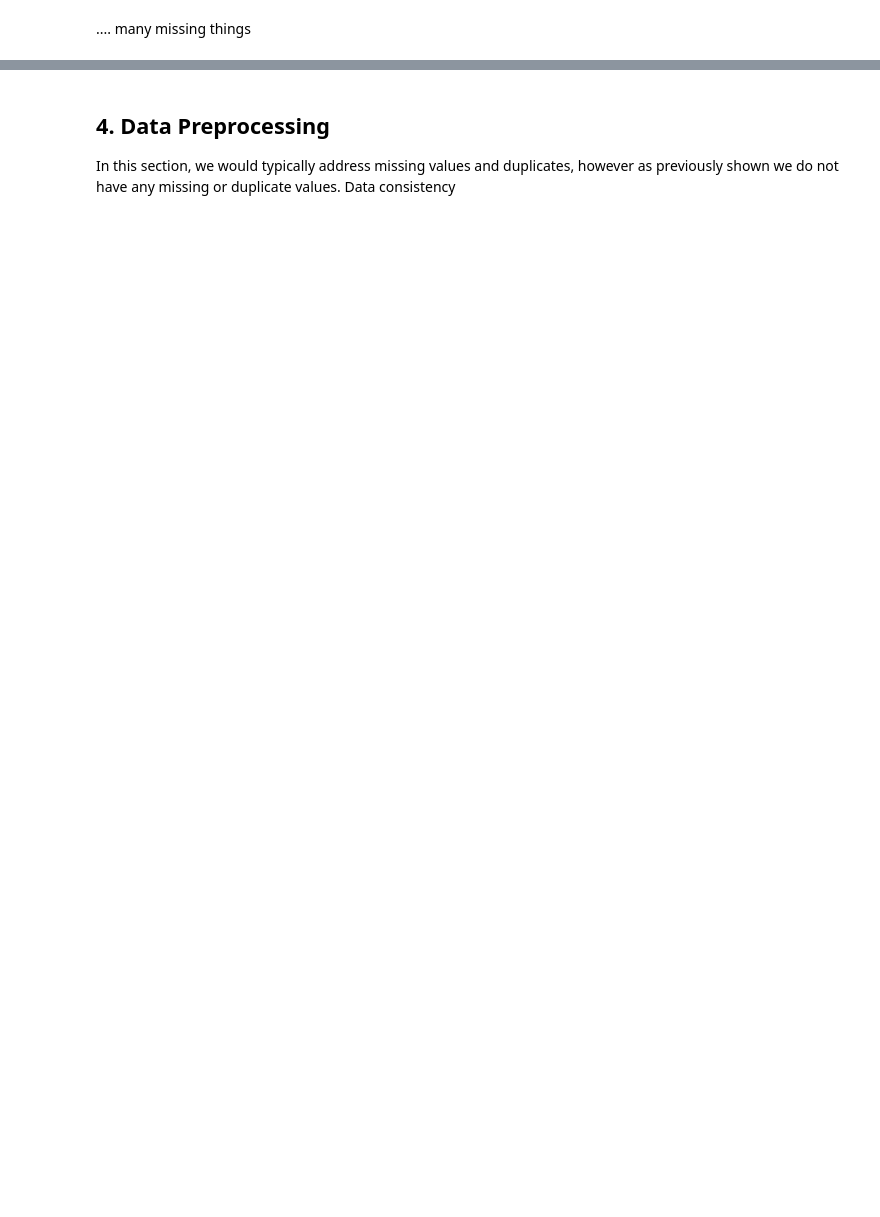
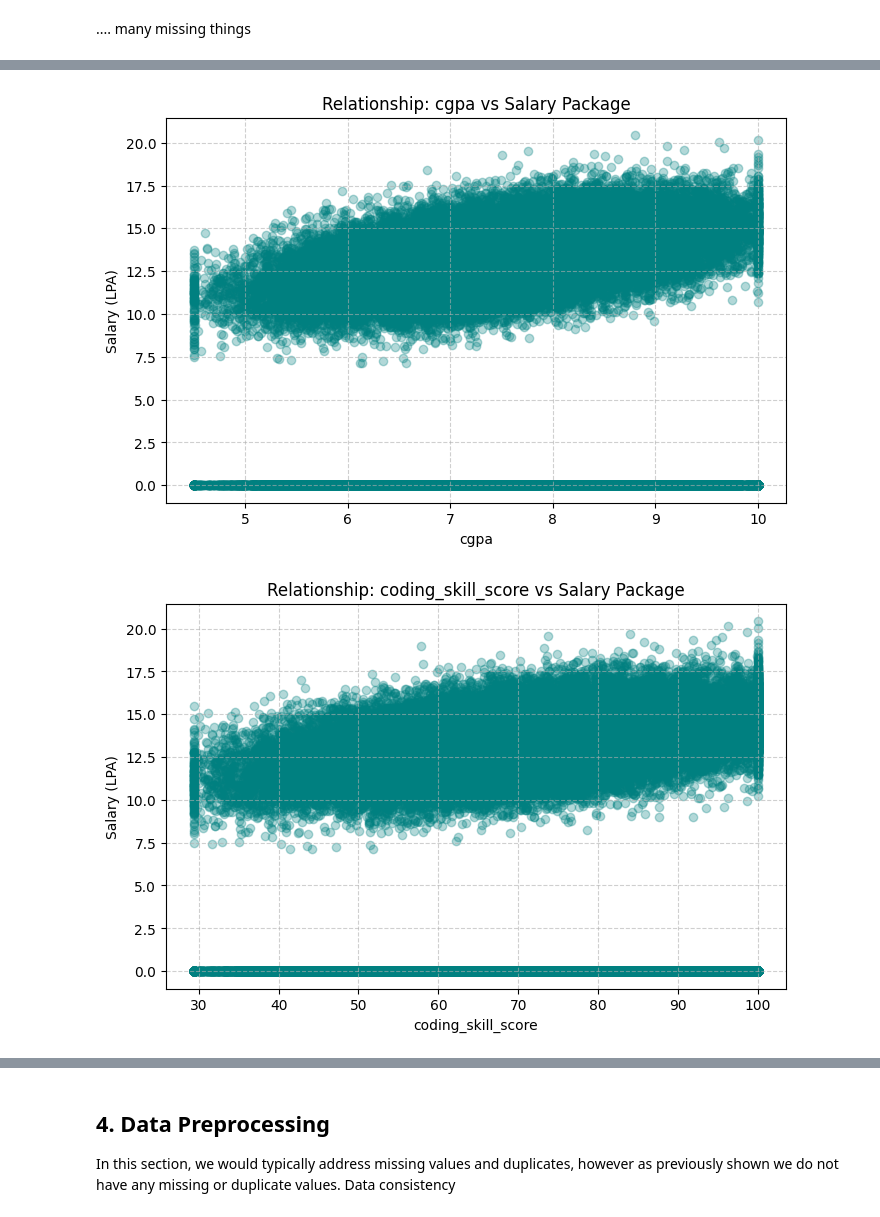
Before and after one commit to JoAz06/Workshop2Project, a Jupyter notebook: regression.ipynb, the cells around one changed output, grey strips where cells are left out. Drawn from its saved outputs; the diff is of its cells as text; code cells hidden in the pictures; blank space fills up the shorter version.

```diff
--- a/regression.ipynb
+++ b/regression.ipynb
@@ -203,0 +311,21 @@ for i, column in enumerate(numeric_cols):
+# %%
+# Scatter plots against Salary (Target Variable)
+# We choose the features most likely to influence placement packages
+features_to_plot = ["cgpa", "coding_skill_score", "aptitude_score"]
+
+for col in features_to_plot:
+    if col in df_cleaned.columns and 'salary_package_lpa' in df_cleaned.columns:
+        plt.figure(figsize=(8, 5))
+        # Using alpha=0.5 helps see density in your 100,000 row dataset
+        plt.scatter(df_cleaned[col], df_cleaned['salary_package_lpa'], color='teal', alpha=0.3)
+
+        plt.title(f"Relationship: {col} vs Salary Package")
+        plt.xlabel(col)
+        plt.ylabel("Salary (LPA)")
+        plt.grid(True, linestyle='--', alpha=0.6)
+        plt.show()
+    else:
+        print(f"Skipping {col}: Column not found in dataframe.")
+# %% [output]
+[figure, added]
+[figure, added]
```
Also changed, not shown: parts of 27 cells of this notebook.
